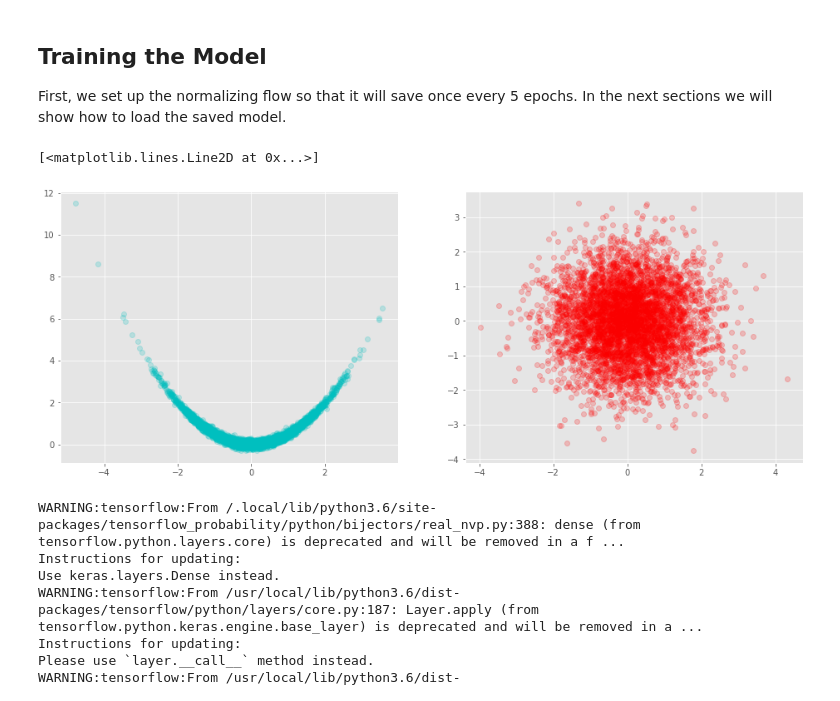
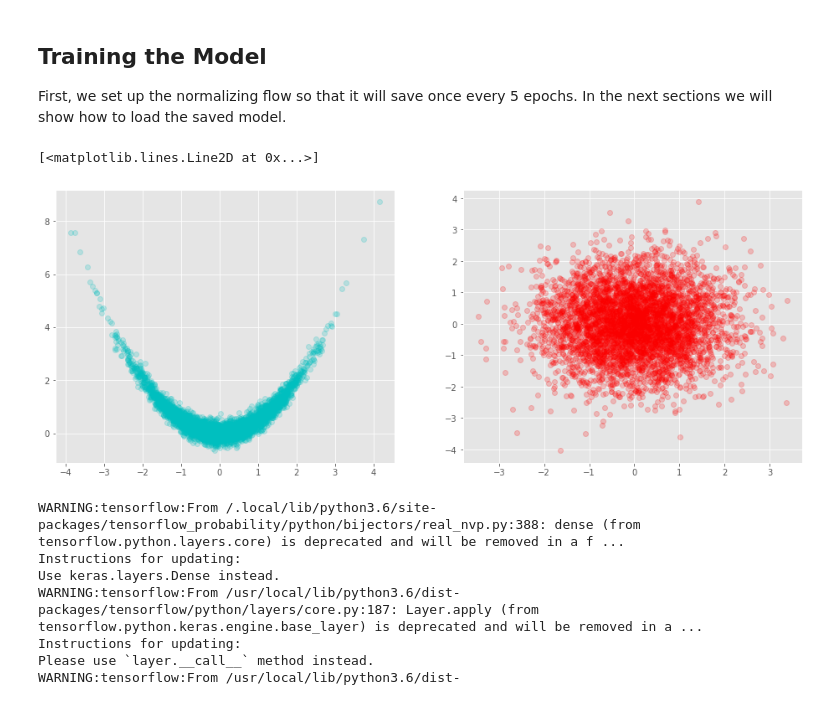
Before and after one commit to CaseyLeeDowdle/TransportNets, a Jupyter notebook: examples/SavingModels/SavingModel.ipynb, the cells around one changed output. Saved outputs shown, nothing was run; the diff lists cells and outputs as text; code cells hidden in the pictures.

```diff
--- a/examples/SavingModels/SavingModel.ipynb
+++ b/examples/SavingModels/SavingModel.ipynb
@@ -28,17 +28,19 @@ First, we set up the normalizing flow so that it will save once every 5 epochs.
 # %%
 # Draw samples from both the target and the reference/latent space
 num_samples = 5000
-target = RotatedBanana(num_samples, 0.0)
+bMap = BananaMap((1.0,0.5,0.2,0.0))
+bFlow = BananaFlow(bMap)
+target = bFlow.sample(num_samples)
 latent = tf.random.normal([num_samples,2],mean=0.0,stddev=1.0)
 
 # Plot them
 plt.figure(figsize=(16, 6))
 ax1 = plt.subplot(121); ax2 = plt.subplot(122);
 ax1.plot(target[:,0], target[:,1], 'co', alpha = .2)
 ax2.plot(latent[:,0], latent[:,1], 'ro', alpha = .2)
 # %% [output]
 [<matplotlib.lines.Line2D at 0x...>]
-[figure, old version]
+[figure, new version]
 # %%
 # Create model object and optimizer
 def CreateModel(optimizer, latent_samples):
```
Also changed, not shown: parts of 1 cell of this notebook, 9 other files.
